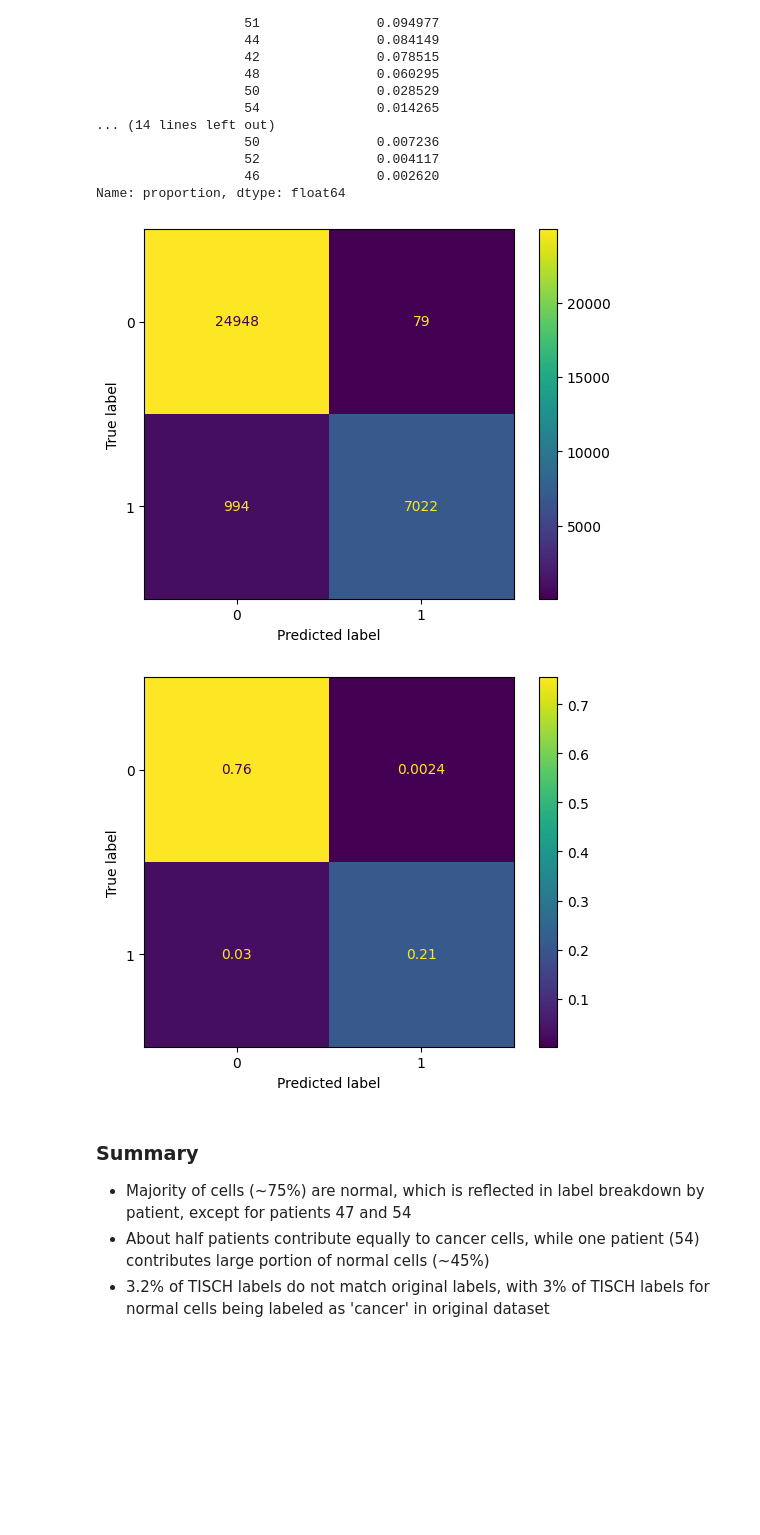
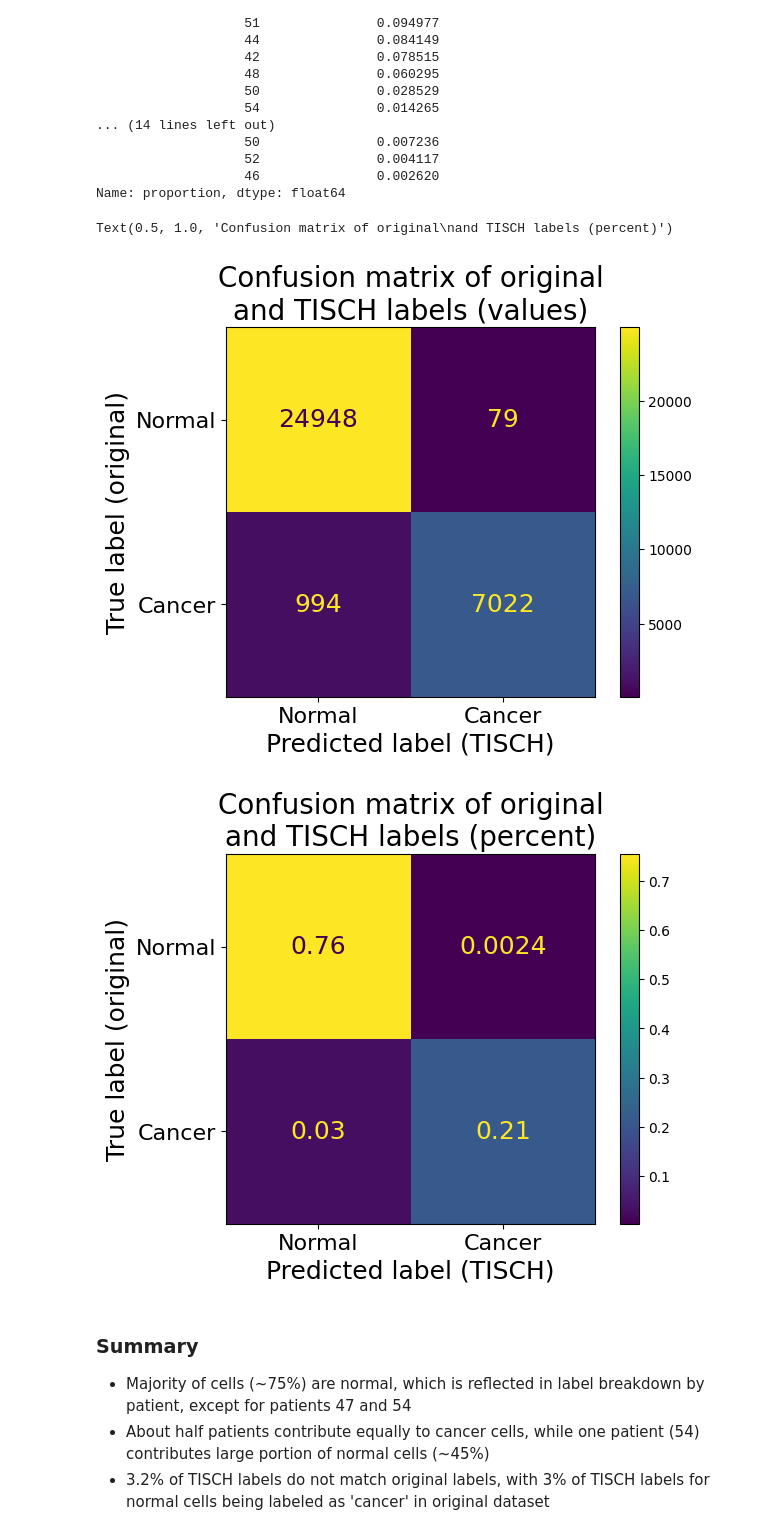
Before and after one commit to b-richins92/Cancer_Prediction_10x, a Jupyter notebook: 0_create_datasets_stats.ipynb, the cells around one changed output. Cells and saved outputs as stored; diff of their text form; code cells hidden in the pictures; blank space fills up the shorter version.

Commit message:
Updated formatting of confusion matrix plots

```diff
--- a/0_create_datasets_stats.ipynb
+++ b/0_create_datasets_stats.ipynb
@@ -123,33 +124,42 @@ Name: proportion, dtype: float64
 # %%
 # Show discrepancy between original and TISCH labels using confusion matrix
 
 # Load in TISCH metadata
 adata_train_tisch_meta = pd.read_csv('BRCA_EMTAB8107_CellMetainfo_table.tsv', sep='\t', index_col = 0)
 adata_train_tisch_meta['tisch_label'] = np.where(
     adata_train_tisch_meta['Celltype (malignancy)'] == 'Malignant cells', 1, 0)
 
 # Merge original metadata with TISCH metadata
 adata_train_meta_merged = pd.merge(adata_train_tisch_meta, adata_train.obs,
                                    left_index = True, right_index = True, how = 'inner')
 
 # Compare number of matching labels using confusion matrix
 conf_matrix_labels = confusion_matrix(
     adata_train_meta_merged['orig_cancer_label'],
     adata_train_meta_merged['tisch_label'])
-disp1 = ConfusionMatrixDisplay(confusion_matrix=conf_matrix_labels)
-disp1.plot();
-disp1.figure_.savefig('supp_fig_s1a_values.png',dpi=300)
+disp1 = ConfusionMatrixDisplay(confusion_matrix=conf_matrix_labels).plot(text_kw = {'fontsize': 18})
+disp1.ax_.set_xlabel('Predicted label (TISCH)', fontsize = 18)
+disp1.ax_.set_ylabel('True label (original)', fontsize = 18)
+disp1.ax_.set_xticklabels(['Normal', 'Cancer'], fontsize = 16)
+disp1.ax_.set_yticklabels(['Normal', 'Cancer'], fontsize = 16)
+disp1.ax_.set_title(fill('Confusion matrix of original and TISCH labels (values)', width = 30), fontsize = 20)
+#disp1.figure_.savefig('supp_fig_s1a_values.png',dpi=300)
 
 conf_matrix_labels_norm = confusion_matrix(
     adata_train_meta_merged['orig_cancer_label'],
     adata_train_meta_merged['tisch_label'],
     normalize = 'all')
-disp2 = ConfusionMatrixDisplay(confusion_matrix=conf_matrix_labels_norm)
-disp2.plot();
-disp2.figure_.savefig('supp_fig_s1b_perc.png',dpi=300)
+disp2 = ConfusionMatrixDisplay(confusion_matrix=conf_matrix_labels_norm).plot(text_kw = {'fontsize': 18})
+disp2.ax_.set_xlabel('Predicted label (TISCH)', fontsize = 18)
+disp2.ax_.set_ylabel('True label (original)', fontsize = 18)
+disp2.ax_.set_xticklabels(['Normal', 'Cancer'], fontsize = 16)
+disp2.ax_.set_yticklabels(['Normal', 'Cancer'], fontsize = 16)
+disp2.ax_.set_title(fill('Confusion matrix of original and TISCH labels (percent)', width = 30), fontsize = 20)
+#disp2.figure_.savefig('supp_fig_s1b_perc.png',dpi=300)
 # %% [output]
+Text(0.5, 1.0, 'Confusion matrix of original\nand TISCH labels (percent)')
-[figure, old version]
+[figure, new version]
-[figure, old version]
+[figure, new version]
 # %% [markdown]
 ### Summary
 * Majority of cells (~75%) are normal, which is reflected in label breakdown by patient, except for patients 47 and 54
```
Also changed, not shown: parts of 1 cell of this notebook.
